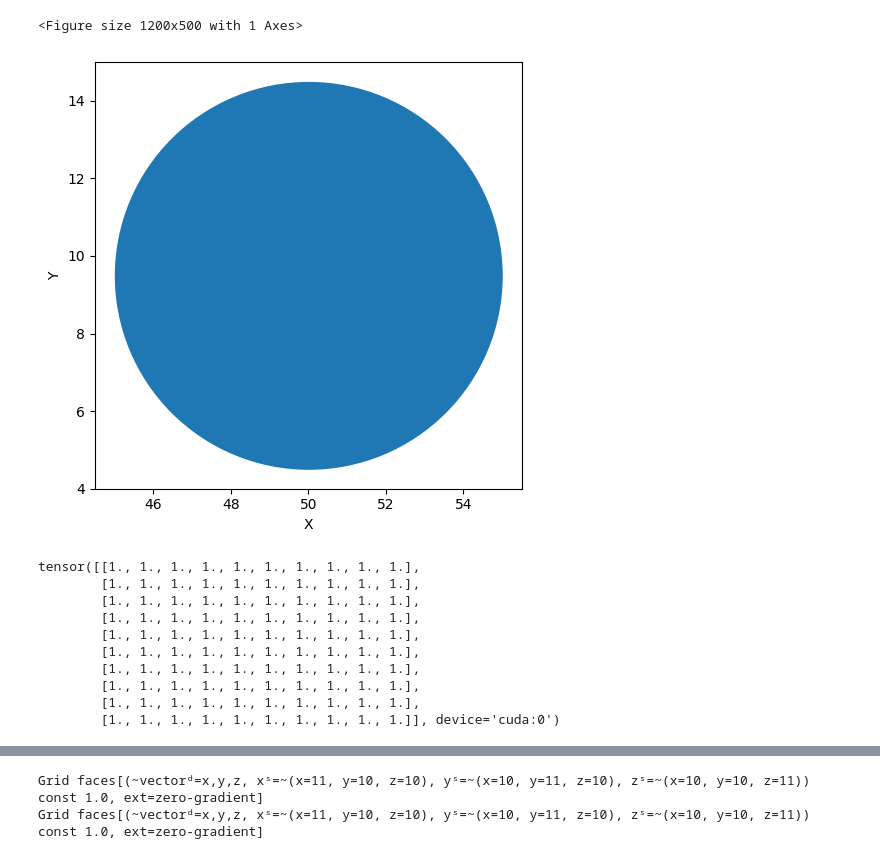
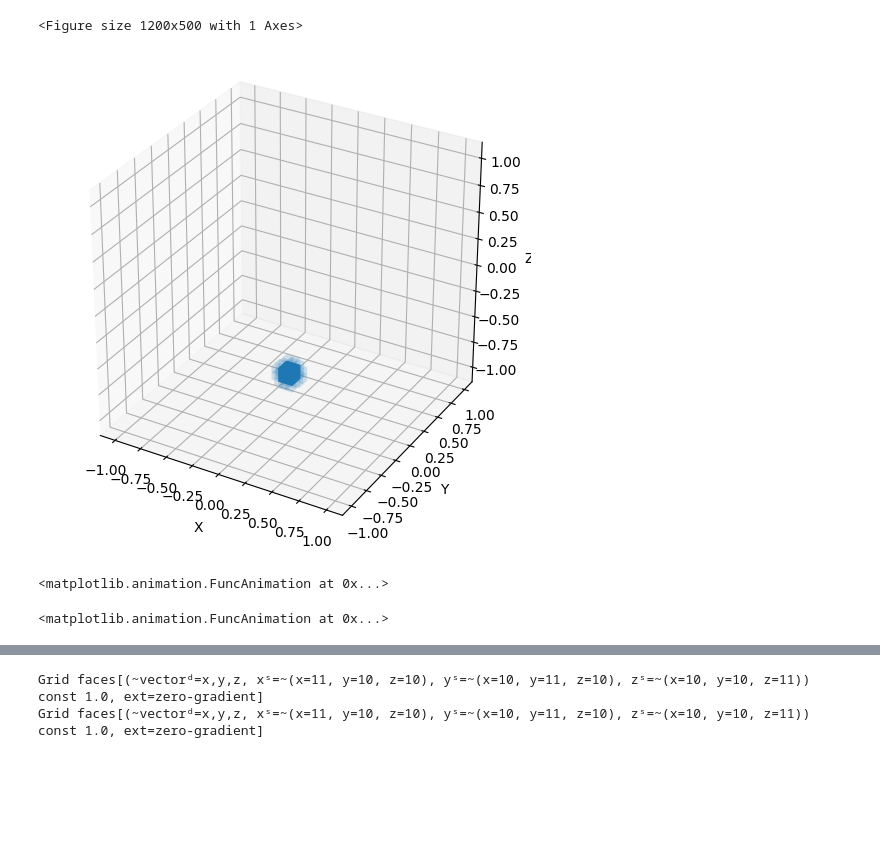
Before and after one commit to HinaPE/HinaPE-AI, a Jupyter notebook: 03-phiflow/02.ipynb, the cells around one changed output, grey strips where cells are left out. Saved outputs shown, nothing was run; the diff lists cells and outputs as text; code cells hidden in the pictures; blank space fills up the shorter version.

```diff
--- a/03-phiflow/02.ipynb
+++ b/03-phiflow/02.ipynb
@@ -3,25 +4,33 @@ from phi.torch.flow import *
 import numpy as np
 # %%
-inflow = Sphere(x=50, y=9.5, radius=5)
-plot(inflow)
+inflow = Sphere(x=0, y=-0, z=-0.8, radius=0.1)
+inflow_rate = 0.2
+@jit_compile
+def step(v, s, p, dt):
+    s = advect.mac_cormack(s, v, dt) + inflow_rate * resample(inflow, to=s, soft=True)
+    buoyancy = resample(s * (0, 0, 0.0001), to=v)
+    v = advect.semi_lagrangian(v, v, dt) + buoyancy * dt
+    v, p = fluid.make_incompressible(velocity=v, obstacles=(), solve=Solve('CG', 1e-3, x0=p))
+    return v, s, p
-# %% [output]
-<Figure size 1200x500 with 1 Axes>
-[figure, removed]
 # %%
-smoke = CenteredGrid(values=1, boundary=ZERO_GRADIENT, bounds=Box(x=0, y=1), resolution=spatial(x=10, y=10))
-smoke.data.native('x,y')
-type(smoke.data.native('x,y'))
+smoke = CenteredGrid(values=0, boundary=ZERO_GRADIENT, bounds=Box(x=(-1, 1), y=(-1, 1), z=(-1, 1)), resolution=spatial(x=30, y=30, z=30))
+v0 = StaggeredGrid(values=0, boundary=0, bounds=Box(x=(-1, 1), y=(-1, 1), z=(-1, 1)), resolution=spatial(x=10, y=10, z=10))
-# %% [output]
-tensor([[1., 1., 1., 1., 1., 1., 1., 1., 1., 1.],
-        [1., 1., 1., 1., 1., 1., 1., 1., 1., 1.],
-        [1., 1., 1., 1., 1., 1., 1., 1., 1., 1.],
-        [1., 1., 1., 1., 1., 1., 1., 1., 1., 1.],
-        [1., 1., 1., 1., 1., 1., 1., 1., 1., 1.],
-        [1., 1., 1., 1., 1., 1., 1., 1., 1., 1.],
-        [1., 1., 1., 1., 1., 1., 1., 1., 1., 1.],
-        [1., 1., 1., 1., 1., 1., 1., 1., 1., 1.],
-        [1., 1., 1., 1., 1., 1., 1., 1., 1., 1.],
-        [1., 1., 1., 1., 1., 1., 1., 1., 1., 1.]], device='cuda:0')
+# %%
+smoke = inflow_rate * resample(inflow, to=smoke, soft=True)
+plot(smoke)
+# %% [output]
+<Figure size 1200x500 with 1 Axes>
+[figure, added]
+# %%
+v_trj, s_trj, p_trj = iterate(step, batch(time=60), v0, smoke, None, dt=.5, range=trange, substeps=1)
+plot(s_trj, animate='time', frame_time=80)
+# %% [output]
+<matplotlib.animation.FuncAnimation at 0x...>
+# %%
+v_trj, s_trj, p_trj = iterate(step, batch(time=100), v0, smoke, None, dt=.5, range=trange, substeps=3)
+plot(s_trj, animate='time', frame_time=80)
+# %% [output]
+<matplotlib.animation.FuncAnimation at 0x...>
 # %%
 v0 = StaggeredGrid(values=0, bounds=Box(x=(0, 1), y=(0, 1), z=(0, 1)), resolution=spatial(x=3, y=3, z=3),
                    extrapolation=ZERO_GRADIENT)
```
Also changed, not shown: parts of 2 cells of this notebook.
